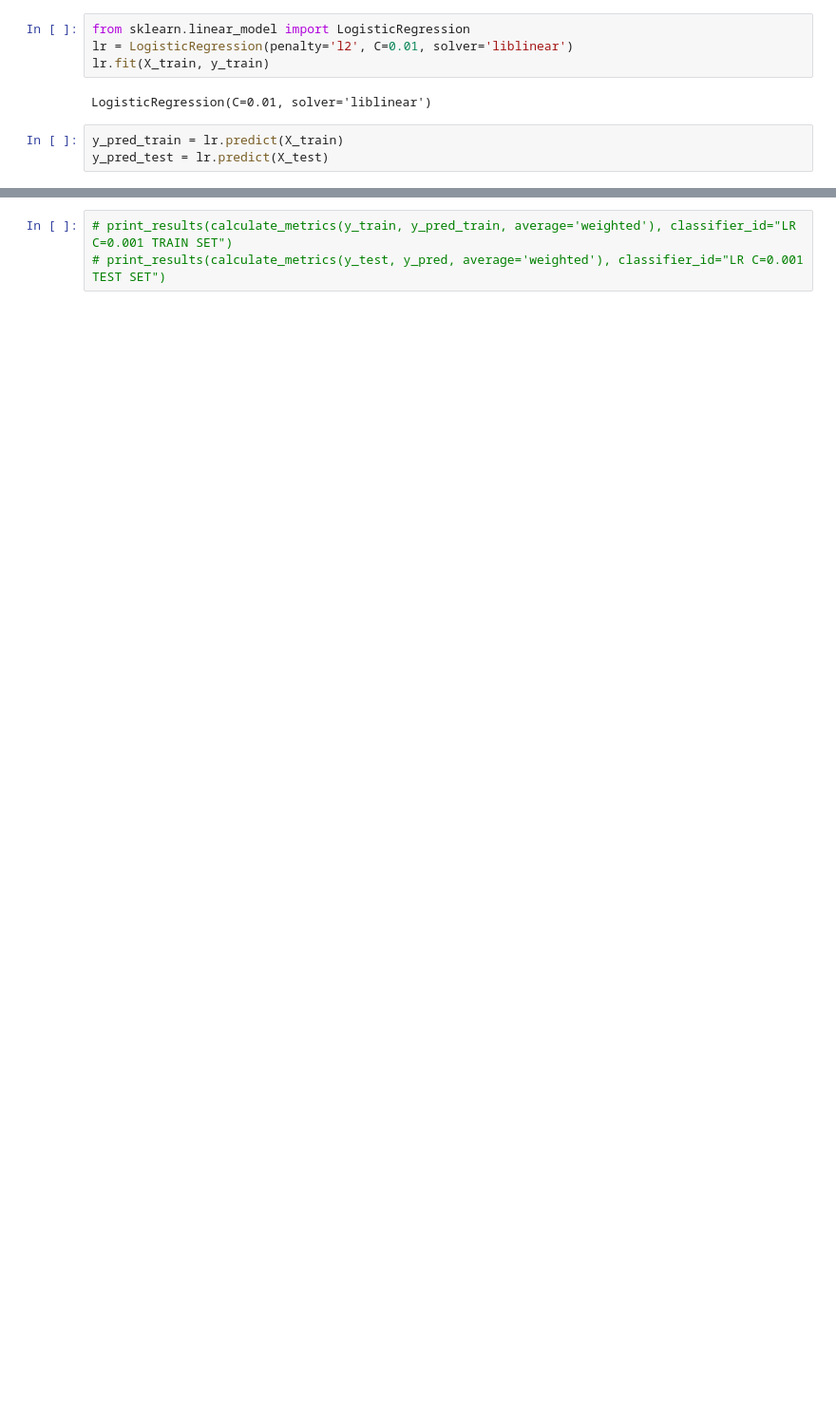
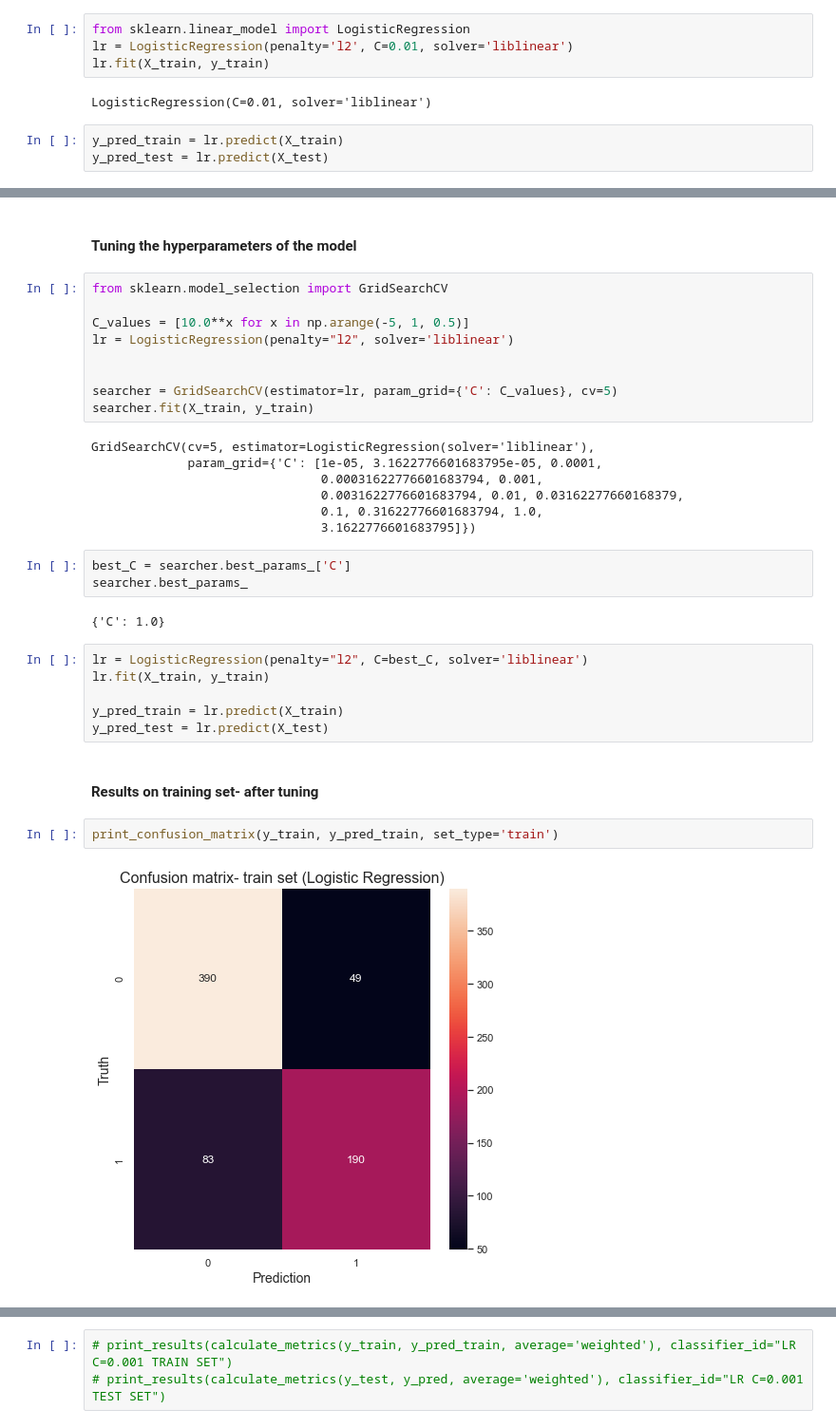
Before and after one commit to dan-ski/Titanic, a Jupyter notebook: Titanic.ipynb, the cells around one changed output, grey strips where cells are left out. Shown at 95% size. Cells and saved outputs as stored; diff of their text form; blank space fills up the shorter version.

```diff
--- a/Titanic.ipynb
+++ b/Titanic.ipynb
@@ -319,0 +374,35 @@ from sklearn.metrics import accuracy_score, precision_score, recall_score, f1_sc
+# %% [markdown]
+#### Tuning the hyperparameters of the model
+# %%
+from sklearn.model_selection import GridSearchCV
+
+C_values = [10.0**x for x in np.arange(-5, 1, 0.5)]
+lr = LogisticRegression(penalty="l2", solver='liblinear')
+
+
+searcher = GridSearchCV(estimator=lr, param_grid={'C': C_values}, cv=5)
+searcher.fit(X_train, y_train)
+# %% [output]
+GridSearchCV(cv=5, estimator=LogisticRegression(solver='liblinear'),
+             param_grid={'C': [1e-05, 3.1622776601683795e-05, 0.0001,
+                               0.00031622776601683794, 0.001,
+                               0.0031622776601683794, 0.01, 0.03162277660168379,
+                               0.1, 0.31622776601683794, 1.0,
+                               3.1622776601683795]})
+# %%
+best_C = searcher.best_params_['C']
+searcher.best_params_
+# %% [output]
+{'C': 1.0}
+# %%
+lr = LogisticRegression(penalty="l2", C=best_C, solver='liblinear')
+lr.fit(X_train, y_train)
+
+y_pred_train = lr.predict(X_train)
+y_pred_test = lr.predict(X_test)
+# %% [markdown]
+#### Results on training set- after tuning
+# %%
+print_confusion_matrix(y_train, y_pred_train, set_type='train')
+# %% [output]
+[figure, added]
```
Also changed, not shown: parts of 14 cells of this notebook.
